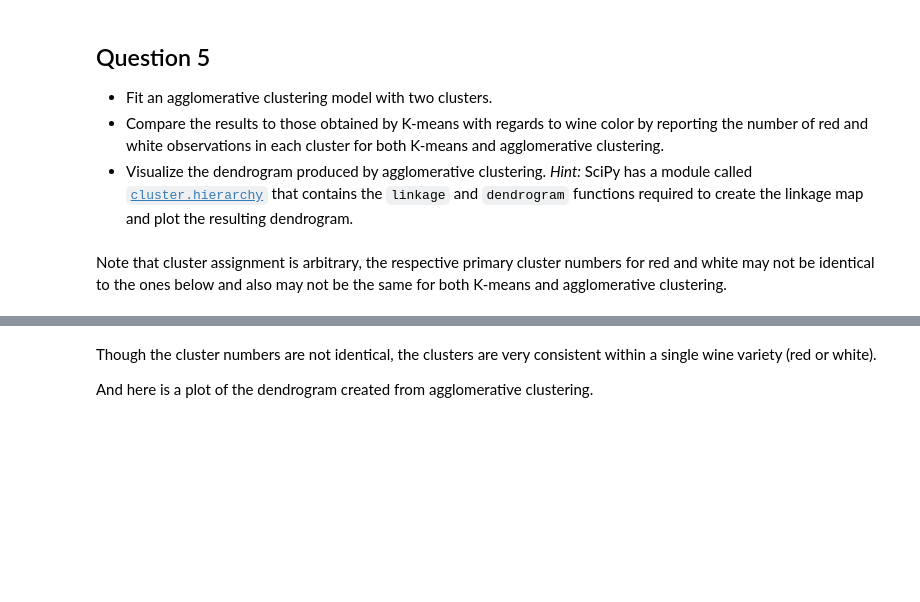
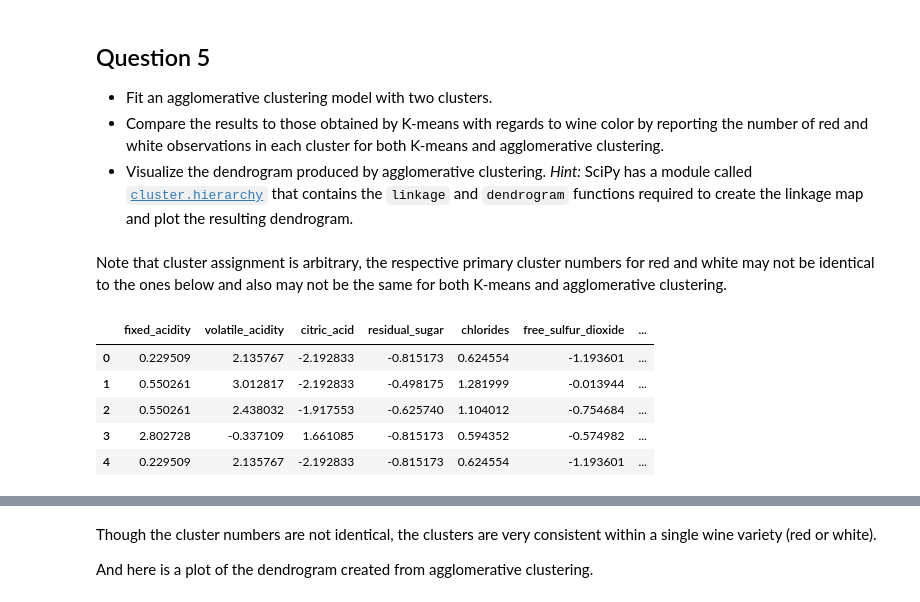
Before and after one commit to HyosikMoon/Coursera, a Jupyter notebook: Machine_Learning/Course4_Unsupervised_Machine_Learning/Clustering_Algorithms/04c_LAB_Clustering_Methods.ipynb, the cells around one changed output, grey strips where cells are left out. Drawn from its saved outputs; the diff is of its cells as text; code cells hidden in the pictures; blank space fills up the shorter version.

```diff
--- a/Machine_Learning/Course4_Unsupervised_Machine_Learning/Clustering_Algorithms/04c_LAB_Clustering_Methods.ipynb
+++ b/Machine_Learning/Course4_Unsupervised_Machine_Learning/Clustering_Algorithms/04c_LAB_Clustering_Methods.ipynb
@@ -370,6 +370,15 @@ ag = ag.fit(data[float_columns])
 data['agglom'] = ag.fit_predict(data[float_columns])
 # %% [markdown]
 Note that cluster assignment is arbitrary, the respective primary cluster numbers for red and white may not be identical to the ones below and also may not be the same for both K-means and agglomerative clustering.
+# %%
+data.head()
+# %% [output]
+|  | fixed_acidity | volatile_acidity | citric_acid | residual_sugar | chlorides | free_sulfur_dioxide | ... |
+| 0 | 0.229509 | 2.135767 | -2.192833 | -0.815173 | 0.624554 | -1.193601 | ... |
+| 1 | 0.550261 | 3.012817 | -2.192833 | -0.498175 | 1.281999 | -0.013944 | ... |
+| 2 | 0.550261 | 2.438032 | -1.917553 | -0.625740 | 1.104012 | -0.754684 | ... |
+| 3 | 2.802728 | -0.337109 | 1.661085 | -0.815173 | 0.594352 | -0.574982 | ... |
+| 4 | 0.229509 | 2.135767 | -2.192833 | -0.815173 | 0.624554 | -1.193601 | ... |
 # %%
 # First, for Agglomerative Clustering:
 (data[['color','agglom','kmeans']]
```
Also changed, not shown: parts of 8 cells of this notebook.
